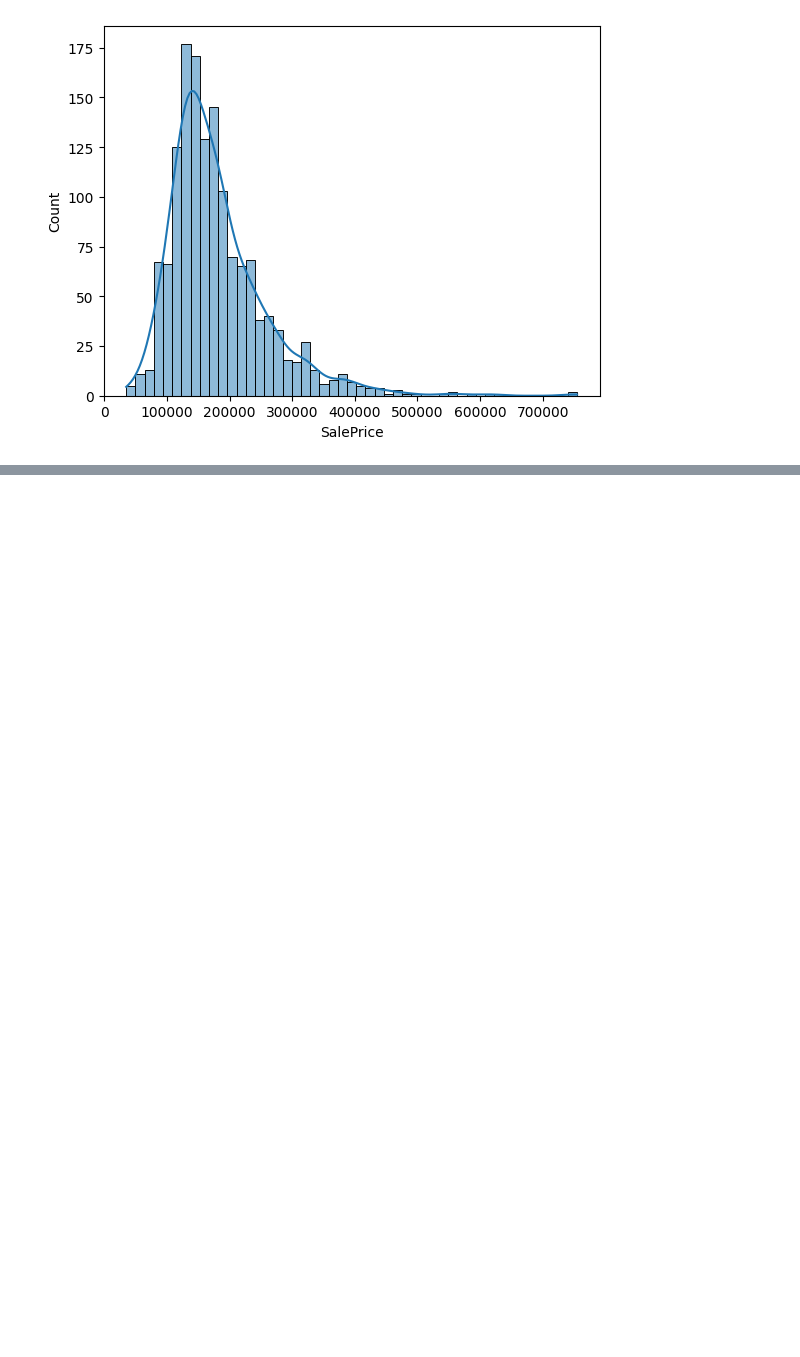
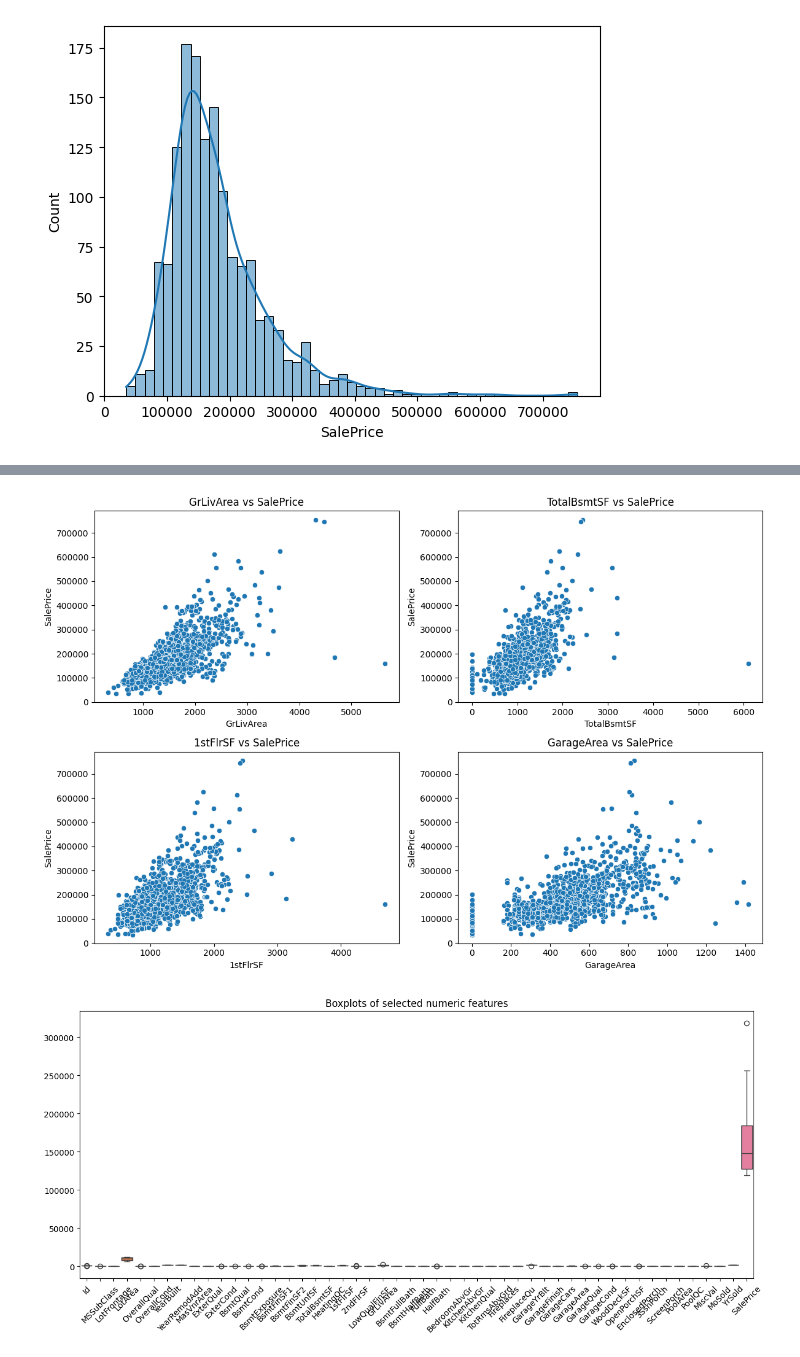
Before and after one commit to ikbenlong/kaggle-house-prices-regression, a Jupyter notebook: Kaggle-house-prices-regression.ipynb, the cells around one changed output, grey strips where cells are left out. Cells and saved outputs as stored; diff of their text form; code cells hidden in the pictures; blank space fills up the shorter version.

```diff
--- a/Kaggle-house-prices-regression.ipynb
+++ b/Kaggle-house-prices-regression.ipynb
@@ -85,0 +181,24 @@ plt.show()
+# %%
+import matplotlib.pyplot as plt
+import seaborn as sns
+
+# Scatter plots for a few important numeric features vs SalePrice
+important_features = ['GrLivArea', 'TotalBsmtSF', '1stFlrSF', 'GarageArea']
+
+plt.figure(figsize=(12, 8))
+for i, feature in enumerate(important_features, 1):
+    plt.subplot(2, 2, i)
+    sns.scatterplot(data=df_encoded, x=feature, y='SalePrice')
+    plt.title(f'{feature} vs SalePrice')
+plt.tight_layout()
+plt.show()
+
+# Boxplots for numeric columns to see distribution & outliers
+plt.figure(figsize=(15, 6))
+sns.boxplot(data=df_encoded[numeric_cols].sample(10))  # show only 10 numeric cols for readability
+plt.xticks(rotation=45)
+plt.title('Boxplots of selected numeric features')
+plt.show()
+# %% [output]
+[figure, added]
+[figure, added]
```
Also changed, not shown: parts of 13 cells of this notebook.
